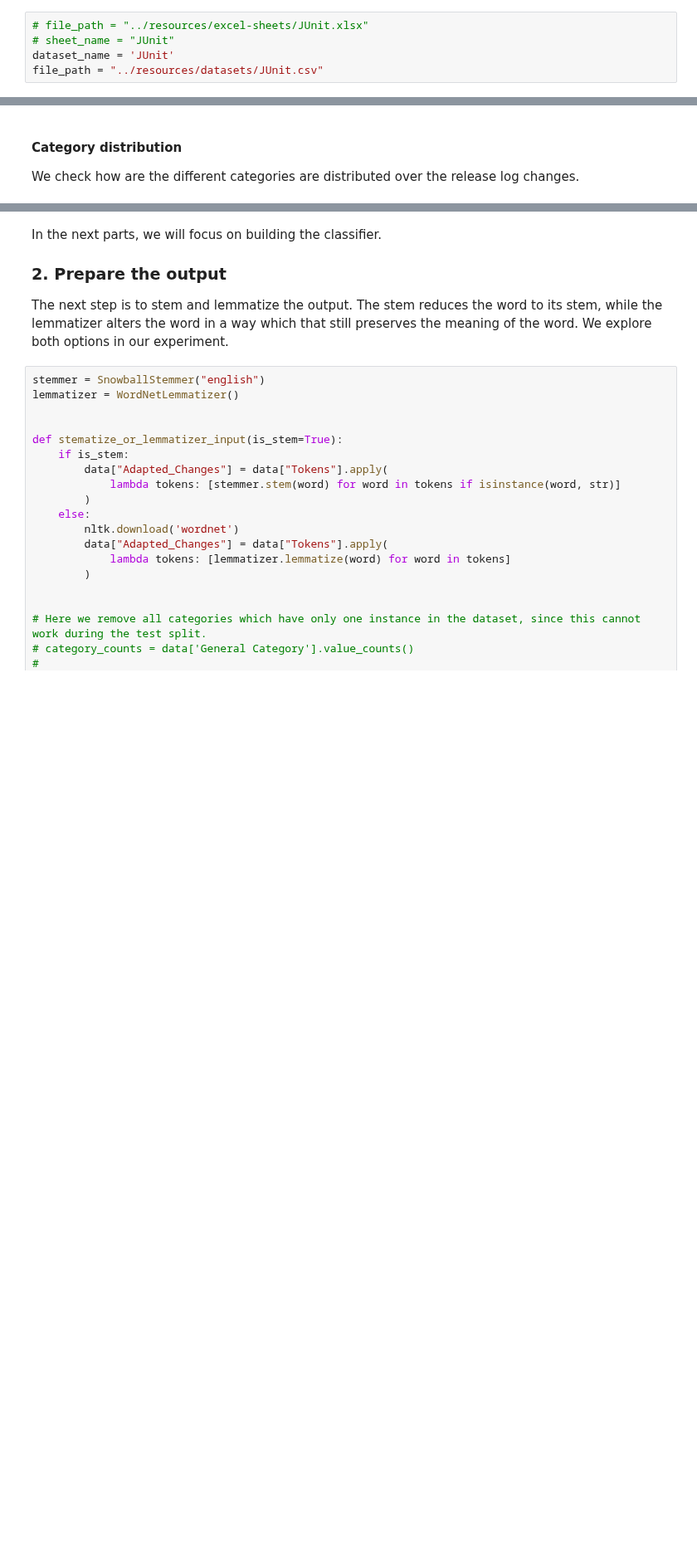
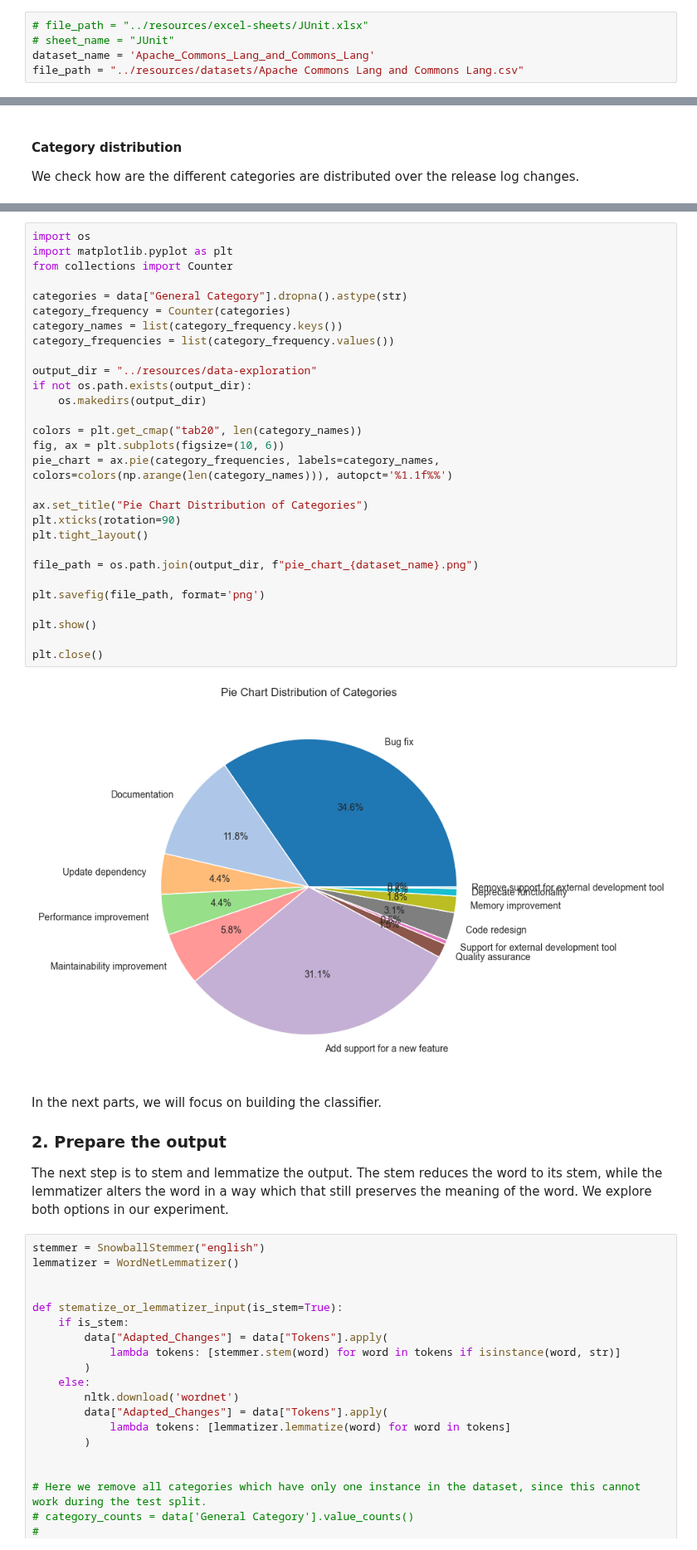
Before and after one commit to KMichaylov/Master-Thesis-Repository, a Jupyter notebook: notebooks/nlp-analysis.ipynb, the cells around one changed output, grey strips where cells are left out. Shown at 83% size. Cells and saved outputs as stored; diff of their text form; blank space fills up the shorter version.

Commit message:
Add pie charts

```diff
--- a/notebooks/nlp-analysis.ipynb
+++ b/notebooks/nlp-analysis.ipynb
@@ -52,8 +52,8 @@ import joblib
 # %%
 # file_path = "../resources/excel-sheets/JUnit.xlsx"
 # sheet_name = "JUnit"
-dataset_name = 'JUnit'
-file_path = "../resources/datasets/JUnit.csv"
+dataset_name = 'Apache_Commons_Lang_and_Commons_Lang'
+file_path = "../resources/datasets/Apache Commons Lang and Commons Lang.csv"
 # %% [markdown]
 After defining our path, the first thing we do is to display part of our data, in order to check if everything is working correctly.
 # %%
@@ -251,3 +310,34 @@ plt.show()
+# %%
+import os
+import matplotlib.pyplot as plt
+from collections import Counter
+
+categories = data["General Category"].dropna().astype(str)
+category_frequency = Counter(categories)
+category_names = list(category_frequency.keys())
+category_frequencies = list(category_frequency.values())
+
+output_dir = "../resources/data-exploration"
+if not os.path.exists(output_dir):
+    os.makedirs(output_dir)
+
+colors = plt.get_cmap("tab20", len(category_names))
+fig, ax = plt.subplots(figsize=(10, 6))
+pie_chart = ax.pie(category_frequencies, labels=category_names, colors=colors(np.arange(len(category_names))), autopct='%1.1f%%')
+
+ax.set_title("Pie Chart Distribution of Categories")
+plt.xticks(rotation=90)
+plt.tight_layout()
+
+file_path = os.path.join(output_dir, f"pie_chart_{dataset_name}.png")
+
+plt.savefig(file_path, format='png')
+
+plt.show()
+
+plt.close()
+# %% [output]
+[figure, added]
 # %% [markdown]
 In the next parts, we will focus on building the classifier.
 ### 2. Prepare the output
```
Also changed, not shown: parts of 16 cells of this notebook, 6 other files.
